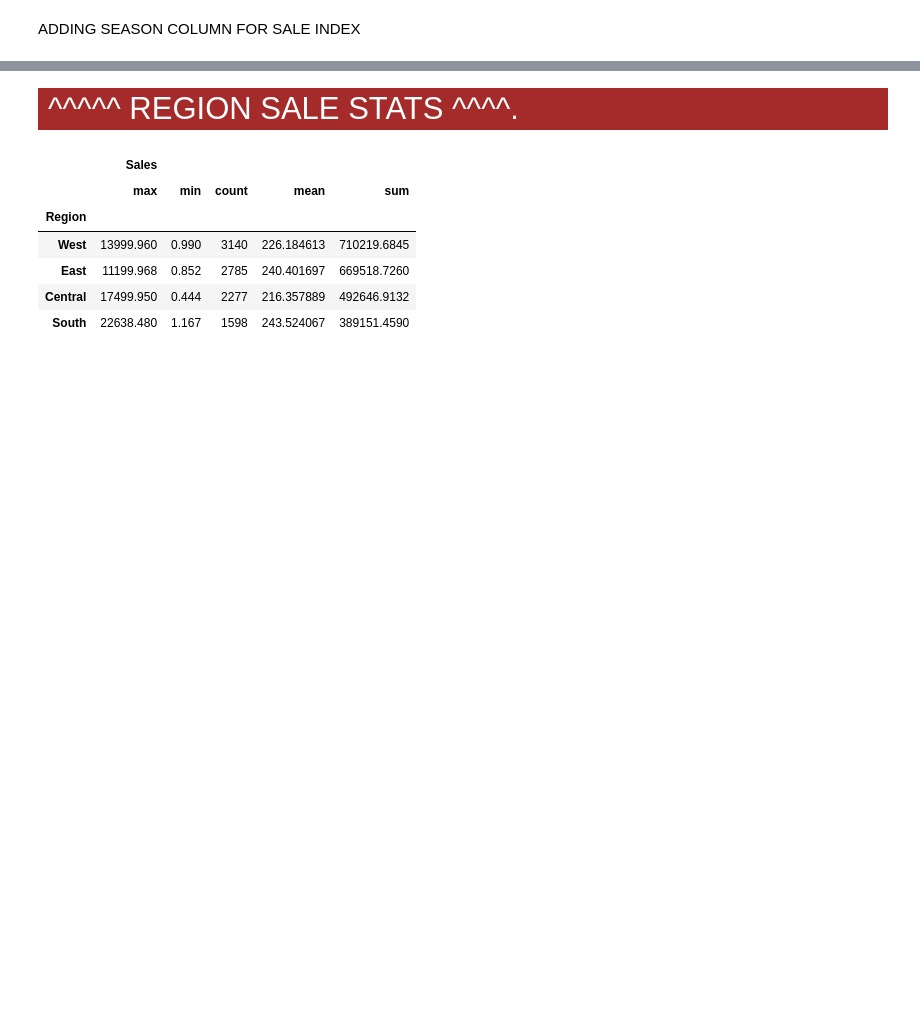
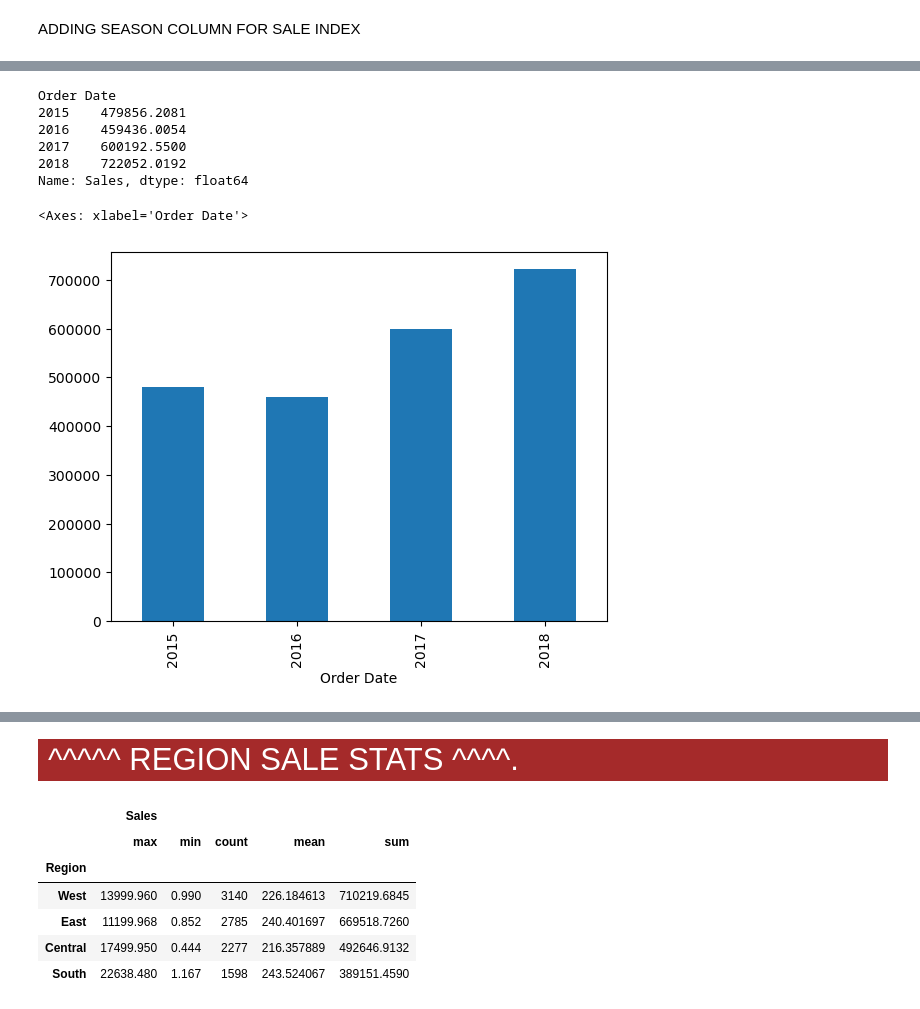
Before and after one commit to HonurX/Super_Store_Sales_Work-Out, a Jupyter notebook: 1-superStoreModel.ipynb, the cells around one changed output, grey strips where cells are left out. Saved outputs shown, nothing was run; the diff lists cells and outputs as text; code cells hidden in the pictures; blank space fills up the shorter version.

```diff
--- a/1-superStoreModel.ipynb
+++ b/1-superStoreModel.ipynb
@@ -133,3 +176,15 @@ df["Order Date"] = pd.to_datetime(df["Order Date"], format="%d/%m/%Y")
+# %%
+print(yearly_sales)
+yearly_sales.plot(kind="bar")
+# %% [output]
+Order Date
+2015    479856.2081
+2016    459436.0054
+2017    600192.5500
+2018    722052.0192
+Name: Sales, dtype: float64
+<Axes: xlabel='Order Date'>
+[figure, added]
 # %%
 def get_seaoson(date):
     month =date.month
```
Also changed, not shown: parts of 39 cells of this notebook.
